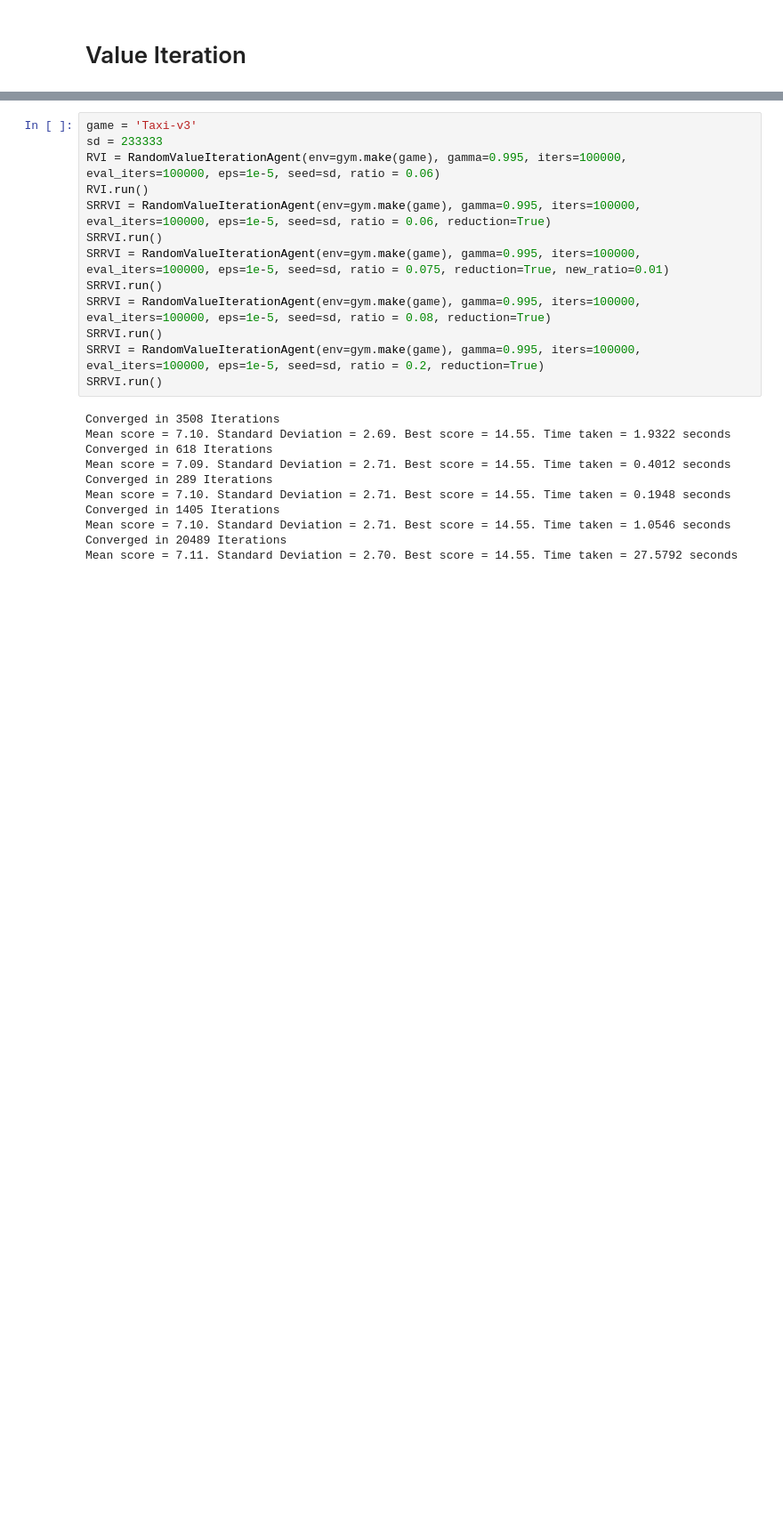
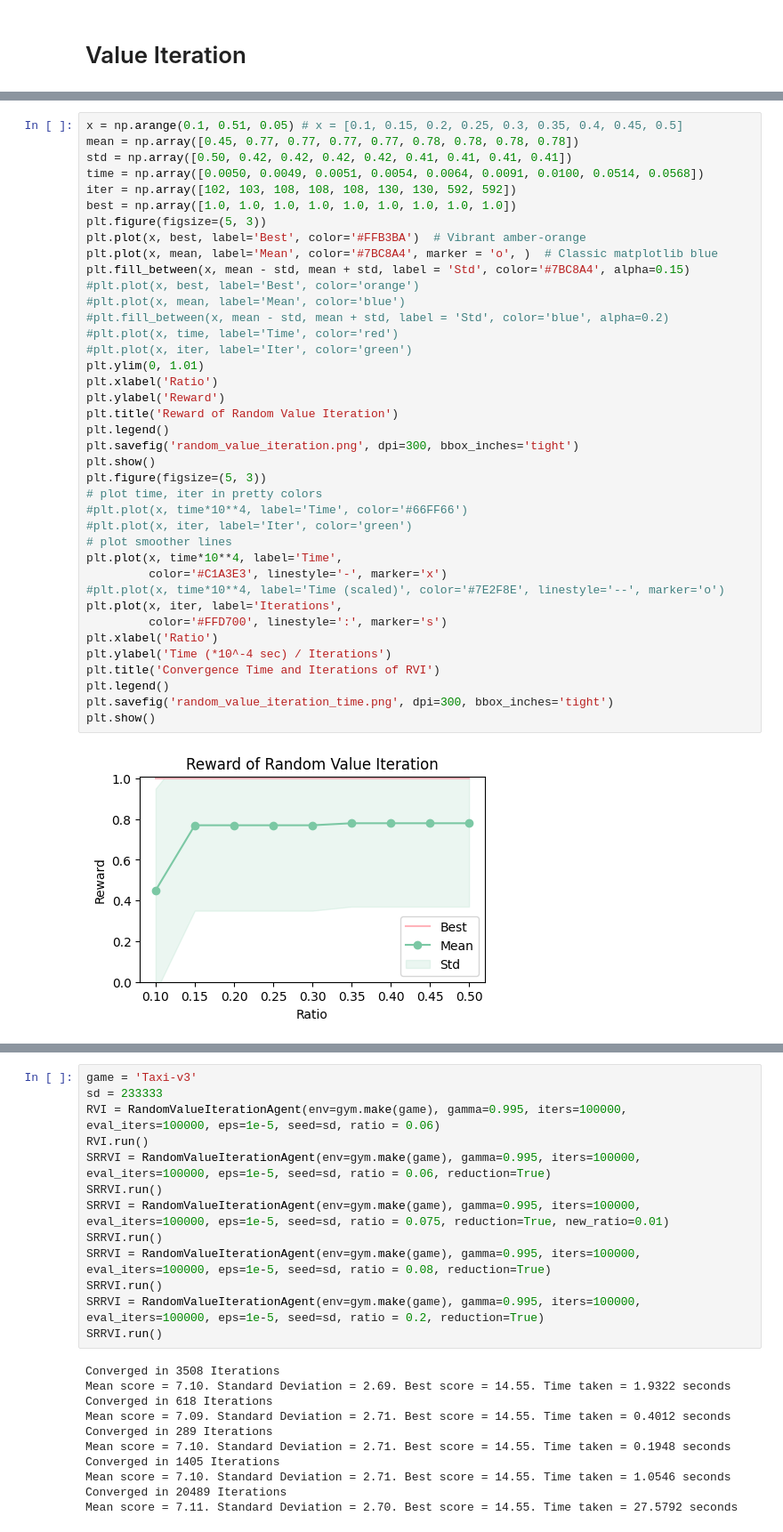
Before and after one commit to moonight3547/value_iteration, a Jupyter notebook: value_iteration.ipynb, the cells around one changed output, grey strips where cells are left out. Shown at 89% size. Cells and saved outputs as stored; diff of their text form; blank space fills up the shorter version.

```diff
--- a/value_iteration.ipynb
+++ b/value_iteration.ipynb
@@ -126,0 +208,41 @@ Mean score = 0.78. Standard Deviation = 0.41. Best score = 1.00. Time taken = 0.
+# %%
+x = np.arange(0.1, 0.51, 0.05) # x = [0.1, 0.15, 0.2, 0.25, 0.3, 0.35, 0.4, 0.45, 0.5]
+mean = np.array([0.45, 0.77, 0.77, 0.77, 0.77, 0.78, 0.78, 0.78, 0.78])
+std = np.array([0.50, 0.42, 0.42, 0.42, 0.42, 0.41, 0.41, 0.41, 0.41])
+time = np.array([0.0050, 0.0049, 0.0051, 0.0054, 0.0064, 0.0091, 0.0100, 0.0514, 0.0568])
+iter = np.array([102, 103, 108, 108, 108, 130, 130, 592, 592])
+best = np.array([1.0, 1.0, 1.0, 1.0, 1.0, 1.0, 1.0, 1.0, 1.0])
+plt.figure(figsize=(5, 3))
+plt.plot(x, best, label='Best', color='#FFB3BA')  # Vibrant amber-orange
+plt.plot(x, mean, label='Mean', color='#7BC8A4', marker = 'o', )  # Classic matplotlib blue
+plt.fill_between(x, mean - std, mean + std, label = 'Std', color='#7BC8A4', alpha=0.15)
+#plt.plot(x, best, label='Best', color='orange')
+#plt.plot(x, mean, label='Mean', color='blue')
+#plt.fill_between(x, mean - std, mean + std, label = 'Std', color='blue', alpha=0.2)
+#plt.plot(x, time, label='Time', color='red')
+#plt.plot(x, iter, label='Iter', color='green')
+plt.ylim(0, 1.01)
+plt.xlabel('Ratio')
+plt.ylabel('Reward')
+plt.title('Reward of Random Value Iteration')
+plt.legend()
+plt.savefig('random_value_iteration.png', dpi=300, bbox_inches='tight')
+plt.show()
+plt.figure(figsize=(5, 3))
+# plot time, iter in pretty colors
+#plt.plot(x, time*10**4, label='Time', color='#66FF66')
+#plt.plot(x, iter, label='Iter', color='green')
+# plot smoother lines
+plt.plot(x, time*10**4, label='Time',
+         color='#C1A3E3', linestyle='-', marker='x')
+#plt.plot(x, time*10**4, label='Time (scaled)', color='#7E2F8E', linestyle='--', marker='o')
+plt.plot(x, iter, label='Iterations',
+         color='#FFD700', linestyle=':', marker='s')
+plt.xlabel('Ratio')
+plt.ylabel('Time (*10^-4 sec) / Iterations')
+plt.title('Convergence Time and Iterations of RVI')
+plt.legend()
+plt.savefig('random_value_iteration_time.png', dpi=300, bbox_inches='tight')
+plt.show()
+# %% [output]
+[figure, added]
```
Also changed, not shown: parts of 13 cells of this notebook, 12 other files.
